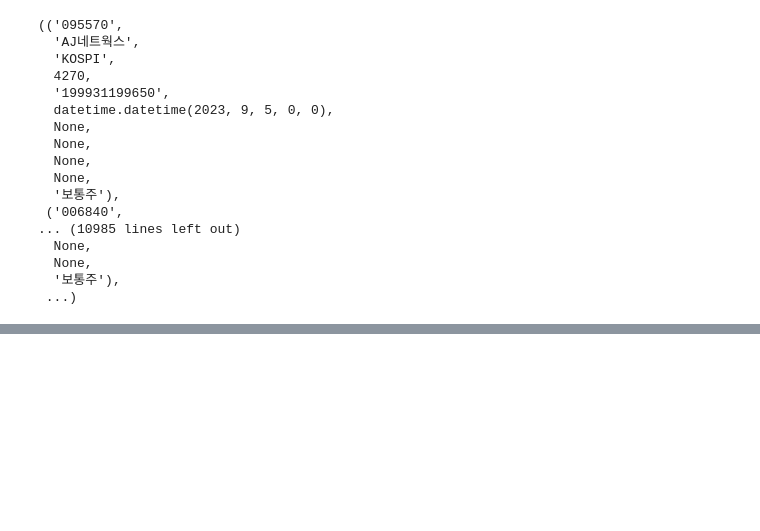
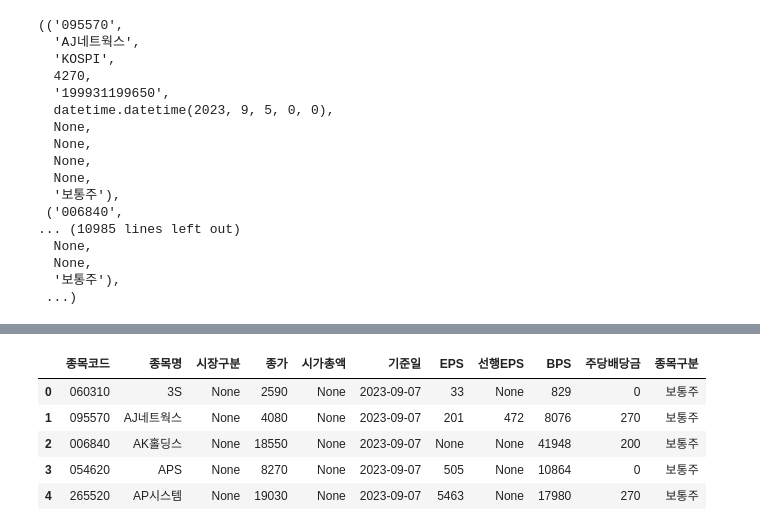
Before and after one commit to infostore/ex-quant, a Jupyter notebook: 국내주식데이터수집.ipynb, the cells around one changed output, grey strips where cells are left out. Drawn from its saved outputs; the diff is of its cells as text; code cells hidden in the pictures; blank space fills up the shorter version.

```diff
--- a/국내주식데이터수집.ipynb
+++ b/국내주식데이터수집.ipynb
@@ -233,0 +379,32 @@ display(data)
+# %%
+# 수정주가 크롤링
+# 수정주가란? 수정 주가란 유 · 무상증자，액면분할 등에 따른 주식 수 변화를 반영해 비교할 수 있는 주가다.
+# 예를들어 삼성전자는 액면분할을하여 주식수가 50배 늘어난 대신 주가는 1/50으로 조정해주어
+# 현재 주가기준으로 과거에 얼마였는지 알수 있는 지표이다.
+
+# https://finance.naver.com/item/fchart.nhn?code=005930
+# https://api.finance.naver.com/siseJson.naver?symbol=005930&requestType=1&startTime=20220705&endTime=20230912&timeframe=day
+
+# 티커 데이터 조회
+from sqlalchemy import create_engine
+import pandas as pd
+
+connect_query = 'mysql+pymysql://root:*Bmw1752!@127.0.0.1:3306/stock_db'
+engine = create_engine(connect_query)
+
+query = """
+    select * from kor_ticker
+    where 기준일 = (select max(기준일) from kor_ticker)
+    and 종목구분 = '보통주';
+"""
+ticker_list = pd.read_sql(query, con=engine)
+engine.dispose()
+
+ticker_list.head()
+# %% [output]
+|  | 종목코드 | 종목명 | 시장구분 | 종가 | 시가총액 | 기준일 | EPS | 선행EPS | BPS | 주당배당금 | 종목구분 |
+| 0 | 060310 | 3S | None | 2590 | None | 2023-09-07 | 33 | None | 829 | 0 | 보통주 |
+| 1 | 095570 | AJ네트웍스 | None | 4080 | None | 2023-09-07 | 201 | 472 | 8076 | 270 | 보통주 |
+| 2 | 006840 | AK홀딩스 | None | 18550 | None | 2023-09-07 | None | None | 41948 | 200 | 보통주 |
+| 3 | 054620 | APS | None | 8270 | None | 2023-09-07 | 505 | None | 10864 | 0 | 보통주 |
+| 4 | 265520 | AP시스템 | None | 19030 | None | 2023-09-07 | 5463 | None | 17980 | 270 | 보통주 |
```
Also changed, not shown: parts of 22 cells of this notebook, 1 other file.
